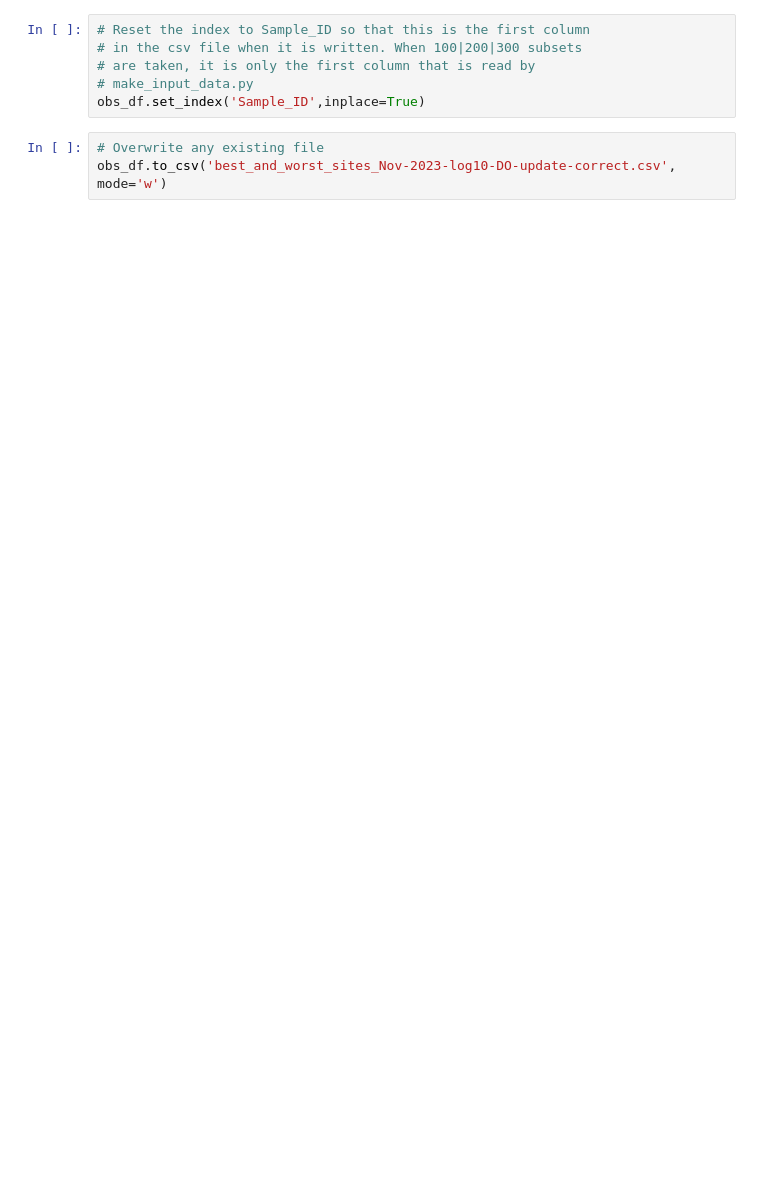
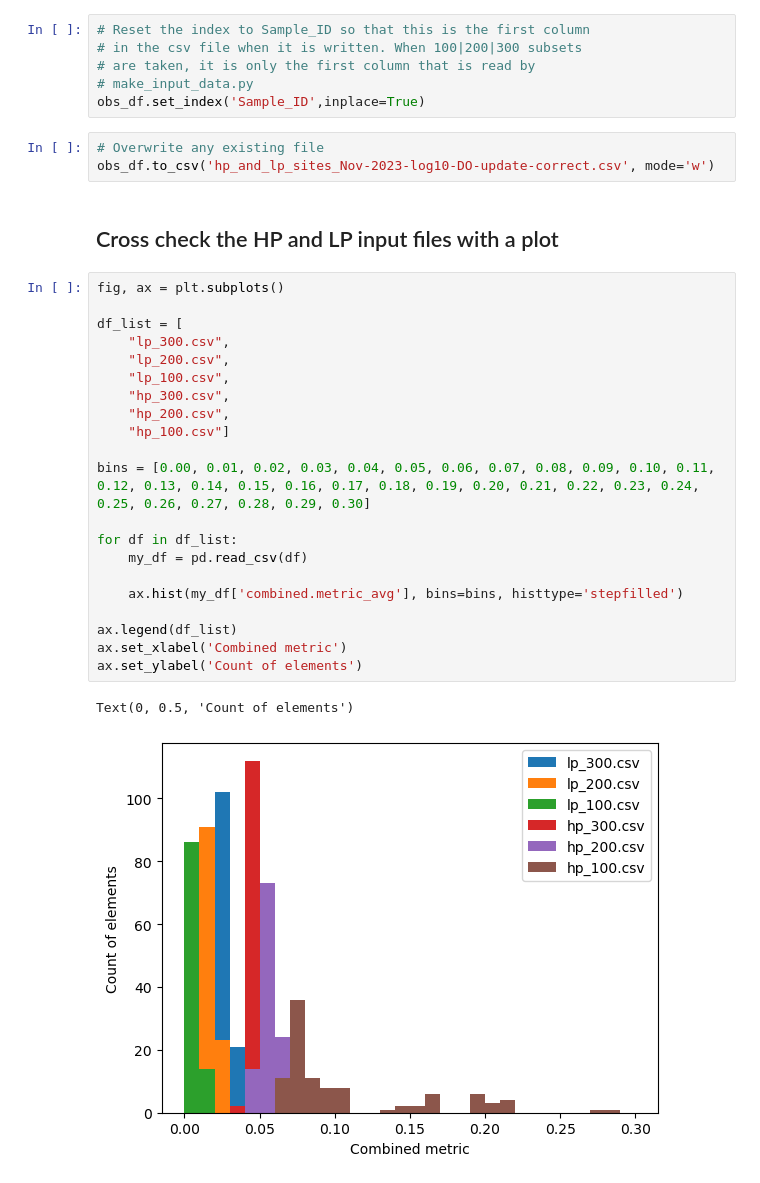
Before and after one commit to parallelworks/dynamic-learning-rivers, a Jupyter notebook: examples/ModEx_reproducibility/get_hp_and_lp_sites.ipynb, the cells around one changed output. Drawn from its saved outputs; the diff is of its cells as text; blank space fills up the shorter version.

```diff
--- a/examples/ModEx_reproducibility/get_hp_and_lp_sites.ipynb
+++ b/examples/ModEx_reproducibility/get_hp_and_lp_sites.ipynb
@@ -117,4 +119,30 @@ tail -100 best_and_worst_sites_Nov-2023-log10-DO-update-correct.csv > best.csv
 obs_df.set_index('Sample_ID',inplace=True)
 # %%
 # Overwrite any existing file
-obs_df.to_csv('best_and_worst_sites_Nov-2023-log10-DO-update-correct.csv', mode='w')
+obs_df.to_csv('hp_and_lp_sites_Nov-2023-log10-DO-update-correct.csv', mode='w')
+# %% [markdown]
+## Cross check the HP and LP input files with a plot
+# %%
+fig, ax = plt.subplots()
+
+df_list = [
+    "lp_300.csv",
+    "lp_200.csv",
+    "lp_100.csv",
+    "hp_300.csv",
+    "hp_200.csv",
+    "hp_100.csv"]
+
+bins = [0.00, 0.01, 0.02, 0.03, 0.04, 0.05, 0.06, 0.07, 0.08, 0.09, 0.10, 0.11, 0.12, 0.13, 0.14, 0.15, 0.16, 0.17, 0.18, 0.19, 0.20, 0.21, 0.22, 0.23, 0.24, 0.25, 0.26, 0.27, 0.28, 0.29, 0.30]
+
+for df in df_list:
+    my_df = pd.read_csv(df)
+
+    ax.hist(my_df['combined.metric_avg'], bins=bins, histtype='stepfilled')
+
+ax.legend(df_list)
+ax.set_xlabel('Combined metric')
+ax.set_ylabel('Count of elements')
+# %% [output]
+Text(0, 0.5, 'Count of elements')
+[figure, added]
```
Also changed, not shown: parts of 6 cells of this notebook, 30 other files.
